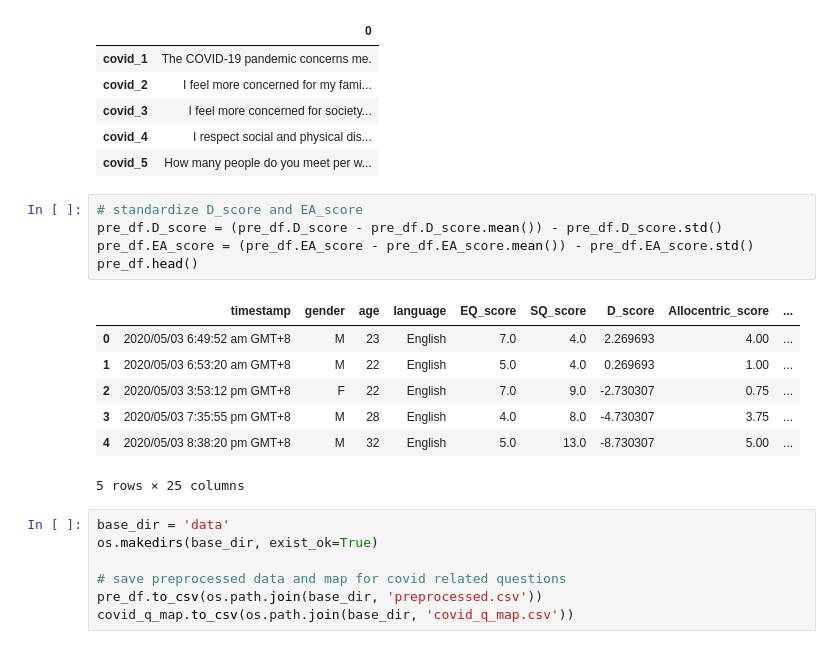
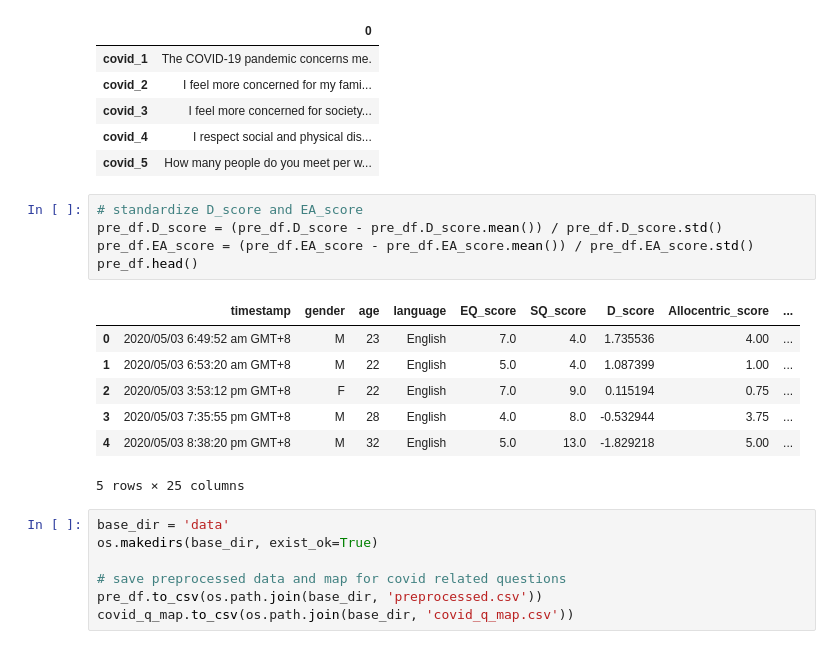
Before and after one commit to liliaellouz/empathy-analysis, a Jupyter notebook: pool.ipynb, the cells around one changed output. Drawn from its saved outputs; the diff is of its cells as text.

Commit message:
Fix a bug when standardizing scores

```diff
--- a/pool.ipynb
+++ b/pool.ipynb
@@ -338,16 +338,16 @@ covid_q_map.head()
 | covid_5 | How many people do you meet per w... |
 # %%
 # standardize D_score and EA_score
-pre_df.D_score = (pre_df.D_score - pre_df.D_score.mean()) - pre_df.D_score.std()
-pre_df.EA_score = (pre_df.EA_score - pre_df.EA_score.mean()) - pre_df.EA_score.std()
+pre_df.D_score = (pre_df.D_score - pre_df.D_score.mean()) / pre_df.D_score.std()
+pre_df.EA_score = (pre_df.EA_score - pre_df.EA_score.mean()) / pre_df.EA_score.std()
 pre_df.head()
 # %% [output]
 |  | timestamp | gender | age | language | EQ_score | SQ_score | D_score | Allocentric_score | ... |
-| 0 | 2020/05/03 6:49:52 am GMT+8 | M | 23 | English | 7.0 | 4.0 | 2.269693 | 4.00 | ... |
-| 1 | 2020/05/03 6:53:20 am GMT+8 | M | 22 | English | 5.0 | 4.0 | 0.269693 | 1.00 | ... |
-| 2 | 2020/05/03 3:53:12 pm GMT+8 | F | 22 | English | 7.0 | 9.0 | -2.730307 | 0.75 | ... |
-| 3 | 2020/05/03 7:35:55 pm GMT+8 | M | 28 | English | 4.0 | 8.0 | -4.730307 | 3.75 | ... |
-| 4 | 2020/05/03 8:38:20 pm GMT+8 | M | 32 | English | 5.0 | 13.0 | -8.730307 | 5.00 | ... |
+| 0 | 2020/05/03 6:49:52 am GMT+8 | M | 23 | English | 7.0 | 4.0 | 1.735536 | 4.00 | ... |
+| 1 | 2020/05/03 6:53:20 am GMT+8 | M | 22 | English | 5.0 | 4.0 | 1.087399 | 1.00 | ... |
+| 2 | 2020/05/03 3:53:12 pm GMT+8 | F | 22 | English | 7.0 | 9.0 | 0.115194 | 0.75 | ... |
+| 3 | 2020/05/03 7:35:55 pm GMT+8 | M | 28 | English | 4.0 | 8.0 | -0.532944 | 3.75 | ... |
+| 4 | 2020/05/03 8:38:20 pm GMT+8 | M | 32 | English | 5.0 | 13.0 | -1.829218 | 5.00 | ... |
 5 rows × 25 columns
 # %%
 base_dir = 'data'
```
